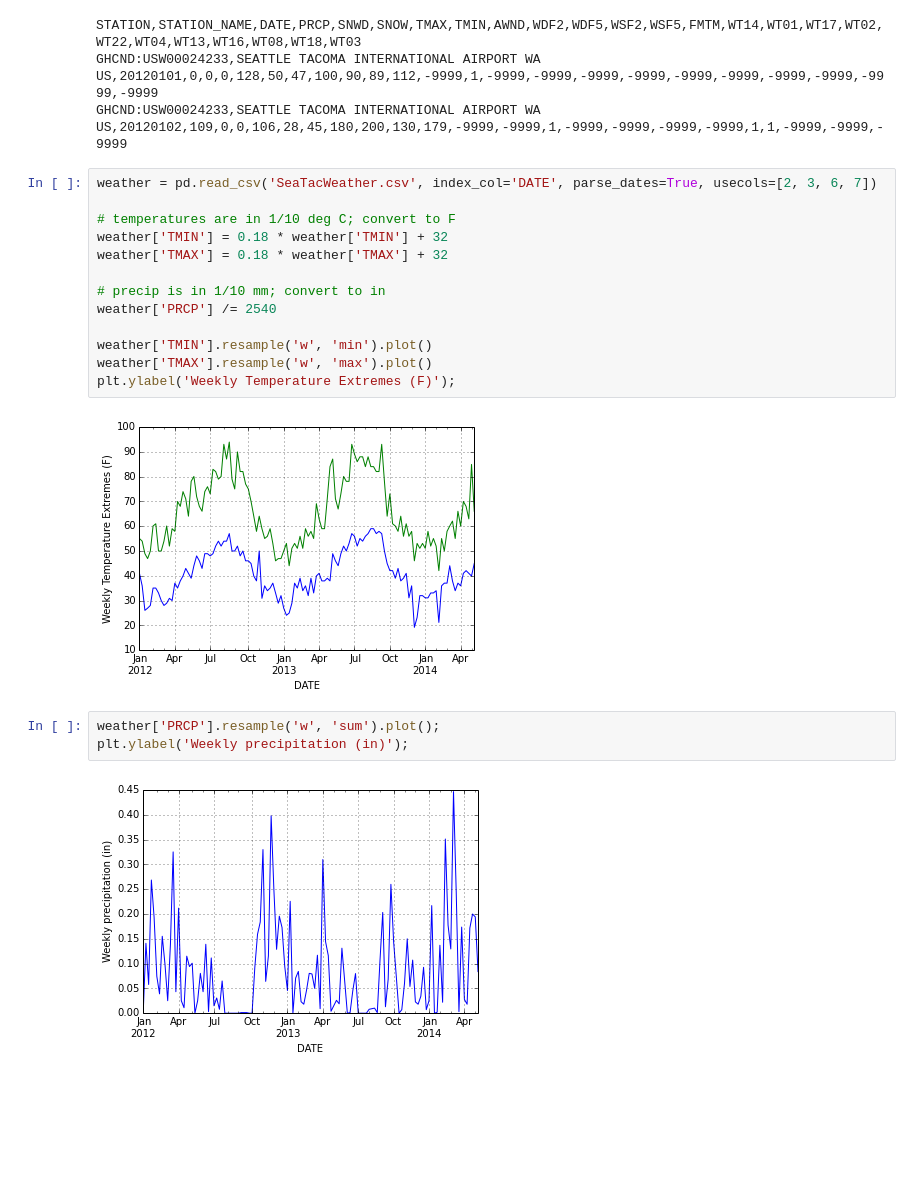
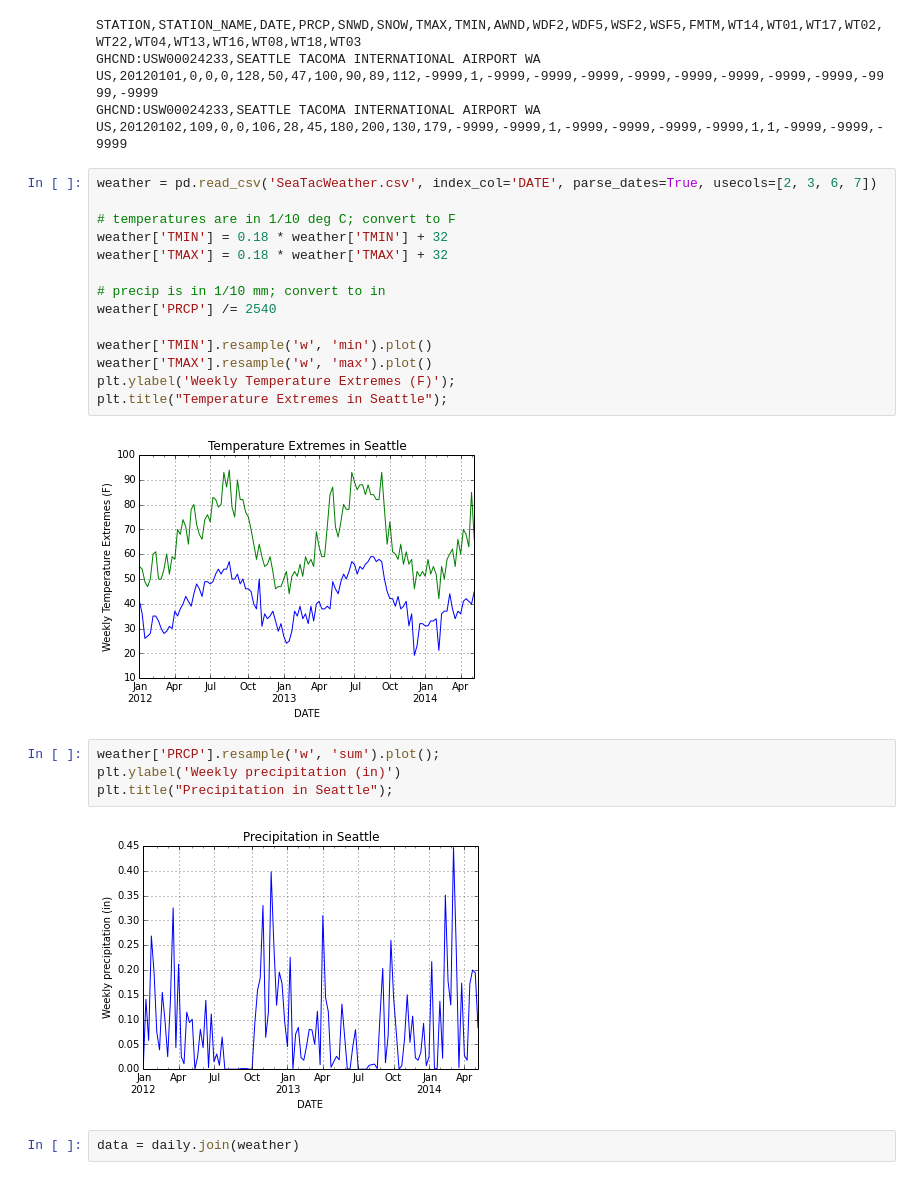
Before and after one commit to jakevdp/SeattleBike, a Jupyter notebook: SeattleCycling.ipynb, the cells around one changed output. Cells and saved outputs as stored; diff of their text form; blank space fills up the shorter version.

Commit message:
add weather trends

```diff
--- a/SeattleCycling.ipynb
+++ b/SeattleCycling.ipynb
@@ -116,20 +131,24 @@ GHCND:USW00024233,SEATTLE TACOMA INTERNATIONAL AIRPORT WA US,20120102,109,0,0,10
 # %%
 weather = pd.read_csv('SeaTacWeather.csv', index_col='DATE', parse_dates=True, usecols=[2, 3, 6, 7])
 
 # temperatures are in 1/10 deg C; convert to F
 weather['TMIN'] = 0.18 * weather['TMIN'] + 32
 weather['TMAX'] = 0.18 * weather['TMAX'] + 32
 
 # precip is in 1/10 mm; convert to in
 weather['PRCP'] /= 2540
 
 weather['TMIN'].resample('w', 'min').plot()
 weather['TMAX'].resample('w', 'max').plot()
 plt.ylabel('Weekly Temperature Extremes (F)');
+plt.title("Temperature Extremes in Seattle");
 # %% [output]
-[figure, old version]
+[figure, new version]
 # %%
 weather['PRCP'].resample('w', 'sum').plot();
-plt.ylabel('Weekly precipitation (in)');
+plt.ylabel('Weekly precipitation (in)')
+plt.title("Precipitation in Seattle");
 # %% [output]
-[figure, old version]
+[figure, new version]
+# %%
+data = daily.join(weather)
```
Also changed, not shown: parts of 8 cells of this notebook, 1 other file.
